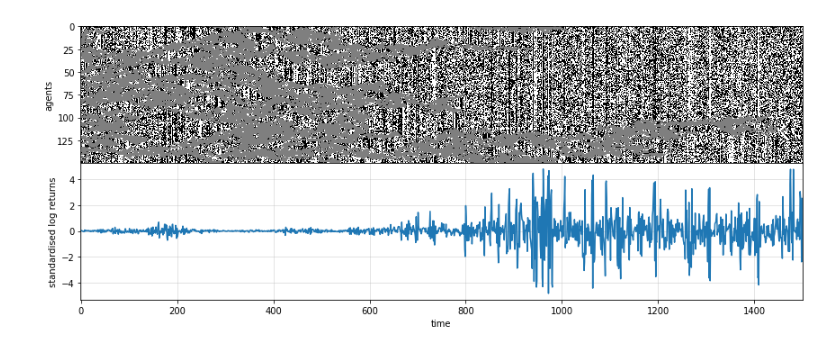
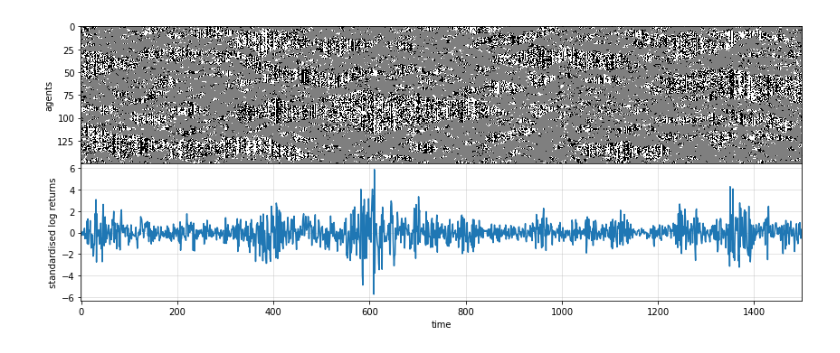
Before and after one commit to charelF/ComplexSystems, a Jupyter notebook: code/charel/bartolozzi2004.ipynb, the cells around one changed output. Saved outputs shown, nothing was run; the diff lists cells and outputs as text; code cells hidden in the pictures.

```diff
--- a/code/charel/bartolozzi2004.ipynb
+++ b/code/charel/bartolozzi2004.ipynb
@@ -56,7 +56,7 @@ def cluster_info(arr):
 # %%
 pd = 0.25
 pe = 0.02
-ph = 0.2 # vary
+ph = 0.18 # vary
 
 pa = 0.5
 
@@ -119,31 +119,31 @@ for t in range(N0):
         # only happens at edge of cluster
         if G[t,i] != 0:
             if random.random() < pd:
                 if (G[t,(i-1)%N1] == 0) or (G[t,(i+1)%N1] == 0):
                     G[t+1,i] = 0
                 else:
                     continue
 
         # nontrader enters market
         if G[t,i] == 0:
             if random.random() < pe:
                 G[t+1,i] = random.choice([-1,1])
 
 fig, (ax1, ax2) = plt.subplots(
     ncols=1, nrows=2, figsize=(12,5), sharex=True, gridspec_kw = {'wspace':0, 'hspace':0}
 )
 ax1.imshow(G.T, cmap="binary", interpolation="None", aspect="auto")
 # plt.colorbar()
 
 r = (x - np.mean(x)) / np.std(x)
 ax2.plot(r)
 ax2.grid(alpha=0.4)
 
 ax2.set_xlabel("time")
 ax2.set_ylabel("standardised log returns")
 ax1.set_ylabel("agents")
 
 plt.tight_layout()
 plt.show()
 # %% [output]
-[figure, old version]
+[figure, new version]
```
